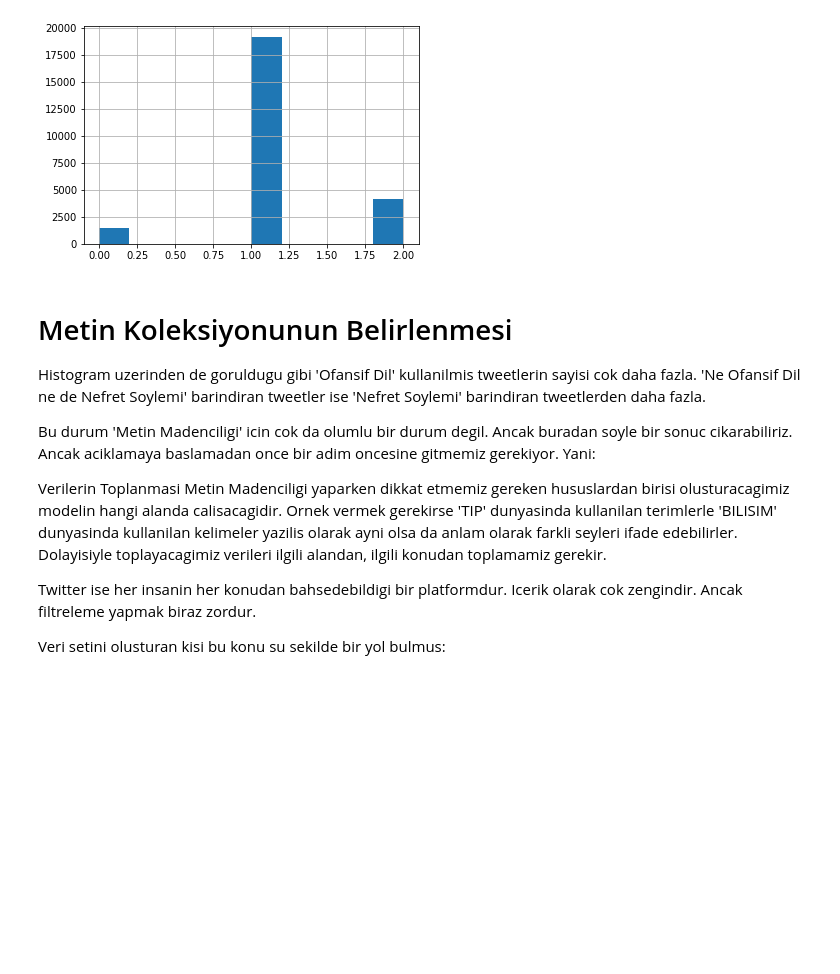
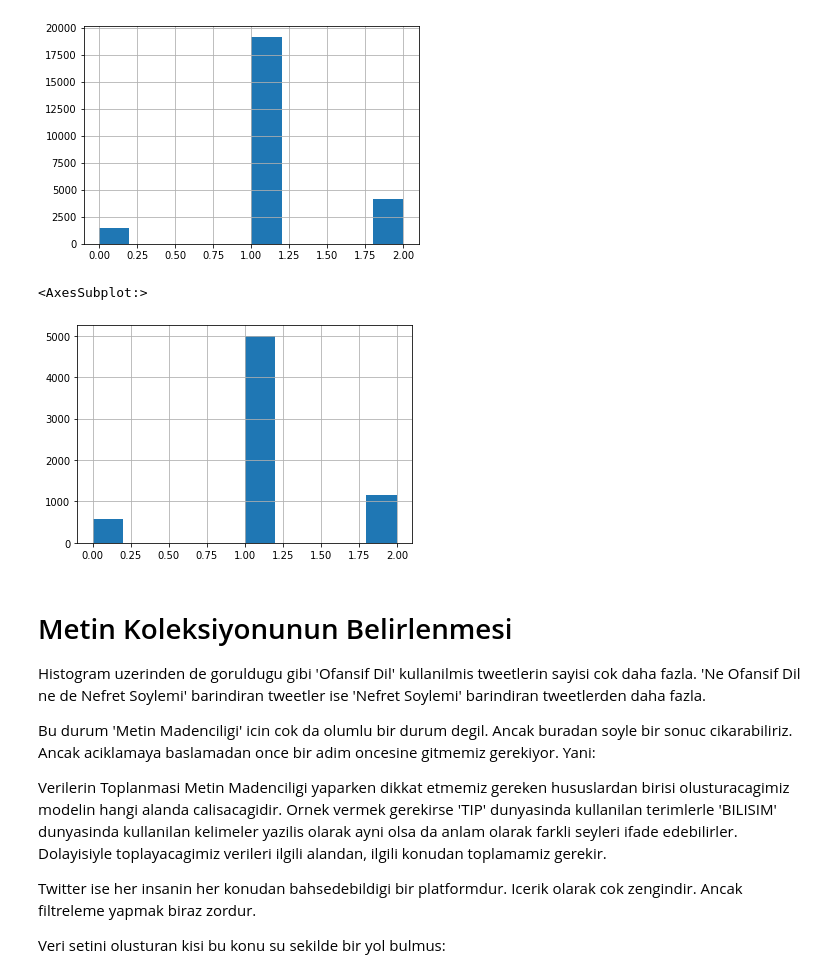
Before and after one commit to Ouzx/Python-TextMining, a Jupyter notebook: main-Trimmed.ipynb, the cells around one changed output. Cells and saved outputs as stored; diff of their text form; code cells hidden in the pictures; blank space fills up the shorter version.

```diff
--- a/main-Trimmed.ipynb
+++ b/main-Trimmed.ipynb
@@ -98,6 +85,23 @@ df['class'].hist()
 # %% [output]
 <AxesSubplot:>
 [figure]
+# %%
+# iterate through the dataframe check class is equal to offensive_language
+i = 0
+for index, row in df.iterrows():
+    if i == 5000:
+        # remove the row
+        df = df.drop(index)
+    elif row['class'] == 1:
+        i += 1
+
+
+
+
+df['class'].hist()
+# %% [output]
+<AxesSubplot:>
+[figure, added]
 # %% [markdown]
 # Metin Koleksiyonunun Belirlenmesi
 
```
Also changed, not shown: parts of 11 cells of this notebook, 2 other files.
